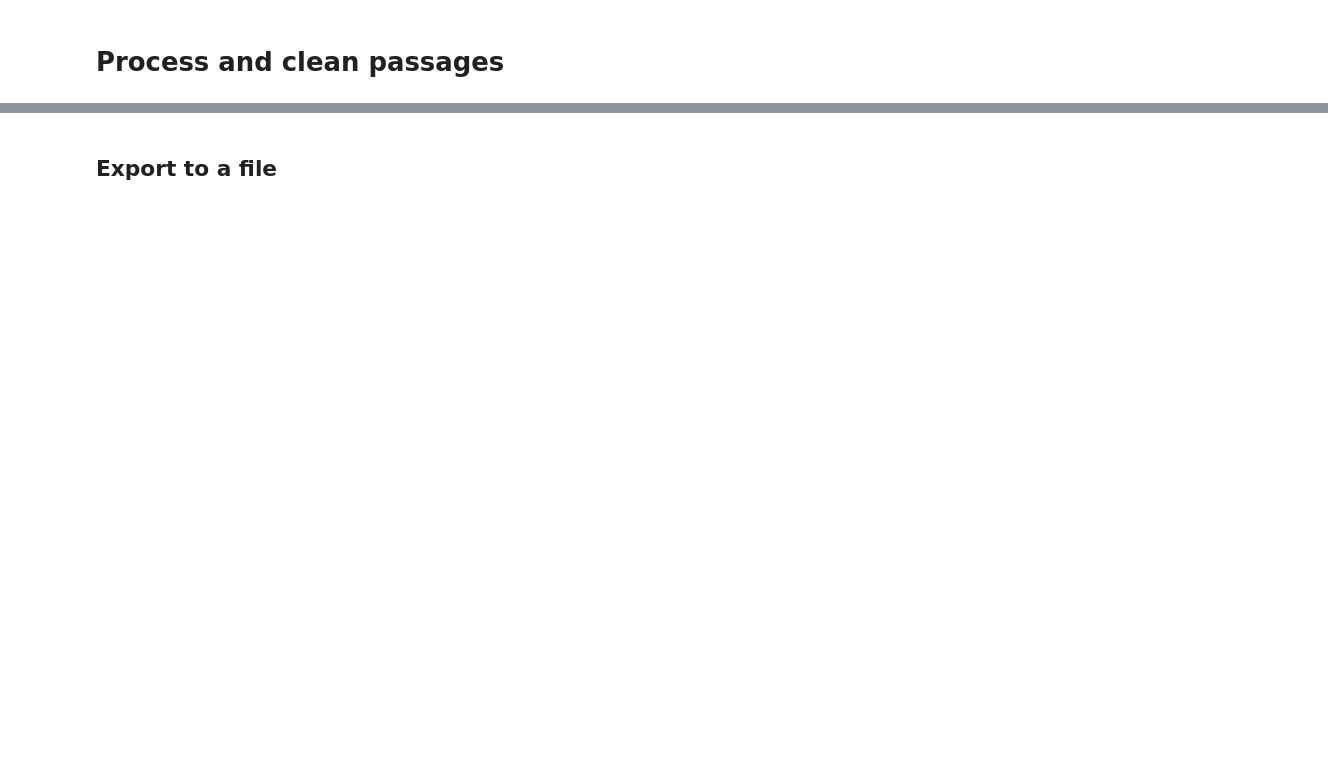
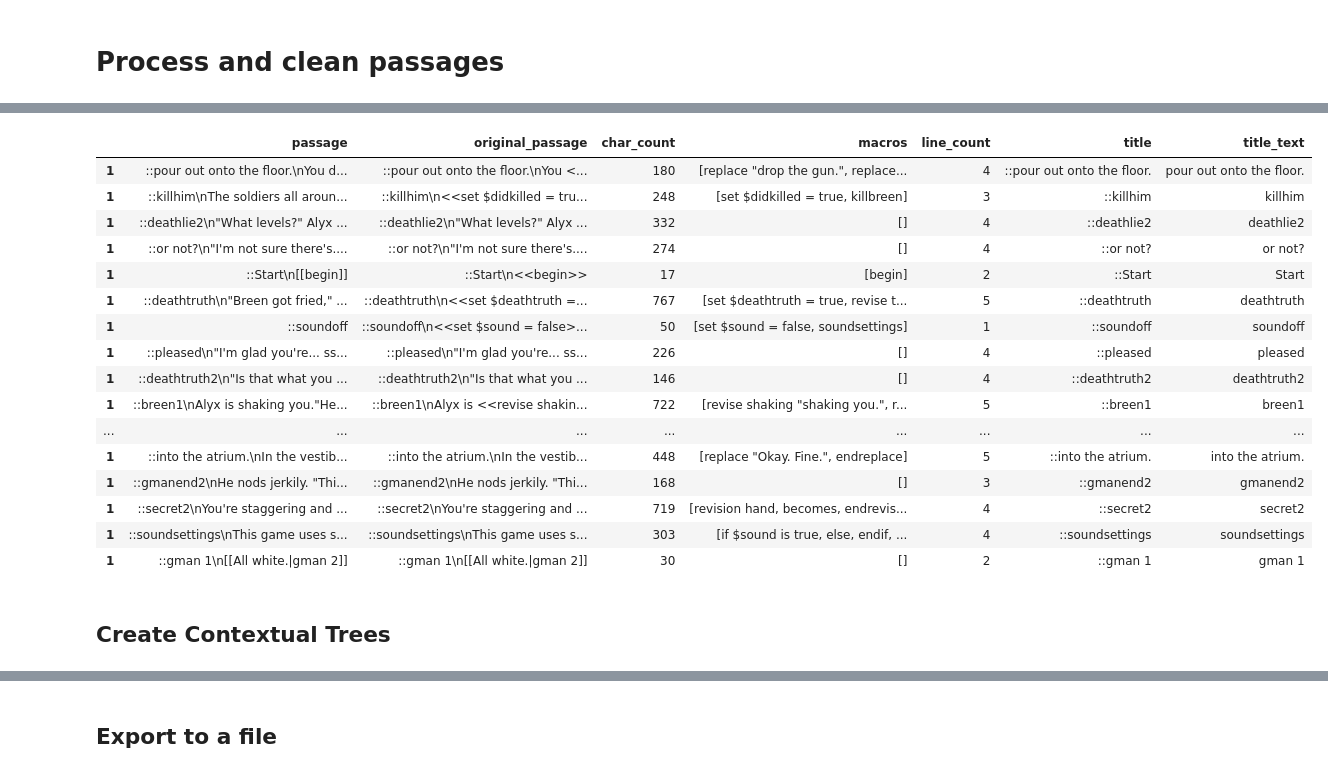
Before and after one commit to alex-calderwood/spindle, a Jupyter notebook: src/create_contextual_training_data.ipynb, the cells around one changed output, grey strips where cells are left out. Drawn from its saved outputs; the diff is of its cells as text; code cells hidden in the pictures; blank space fills up the shorter version.

```diff
--- a/src/create_contextual_training_data.ipynb
+++ b/src/create_contextual_training_data.ipynb
@@ -315,0 +332,22 @@ five
+# %%
+passages.loc[1, :]
+# %% [output]
+|  | passage | original_passage | char_count | macros | line_count | title | title_text |
+| 1 | ::pour out onto the floor.\nYou d... | ::pour out onto the floor.\nYou <... | 180 | [replace "drop the gun.", replace... | 4 | ::pour out onto the floor. | pour out onto the floor. |
+| 1 | ::killhim\nThe soldiers all aroun... | ::killhim\n<<set $didkilled = tru... | 248 | [set $didkilled = true, killbreen] | 3 | ::killhim | killhim |
+| 1 | ::deathlie2\n"What levels?" Alyx ... | ::deathlie2\n"What levels?" Alyx ... | 332 | [] | 4 | ::deathlie2 | deathlie2 |
+| 1 | ::or not?\n"I'm not sure there's.... | ::or not?\n"I'm not sure there's.... | 274 | [] | 4 | ::or not? | or not? |
+| 1 | ::Start\n[[begin]] | ::Start\n<<begin>> | 17 | [begin] | 2 | ::Start | Start |
+| 1 | ::deathtruth\n"Breen got fried," ... | ::deathtruth\n<<set $deathtruth =... | 767 | [set $deathtruth = true, revise t... | 5 | ::deathtruth | deathtruth |
+| 1 | ::soundoff | ::soundoff\n<<set $sound = false>... | 50 | [set $sound = false, soundsettings] | 1 | ::soundoff | soundoff |
+| 1 | ::pleased\n"I'm glad you're... ss... | ::pleased\n"I'm glad you're... ss... | 226 | [] | 4 | ::pleased | pleased |
+| 1 | ::deathtruth2\n"Is that what you ... | ::deathtruth2\n"Is that what you ... | 146 | [] | 4 | ::deathtruth2 | deathtruth2 |
+| 1 | ::breen1\nAlyx is shaking you."He... | ::breen1\nAlyx is <<revise shakin... | 722 | [revise shaking "shaking you.", r... | 5 | ::breen1 | breen1 |
+| ... | ... | ... | ... | ... | ... | ... | ... |
+| 1 | ::into the atrium.\nIn the vestib... | ::into the atrium.\nIn the vestib... | 448 | [replace "Okay. Fine.", endreplace] | 5 | ::into the atrium. | into the atrium. |
+| 1 | ::gmanend2\nHe nods jerkily. "Thi... | ::gmanend2\nHe nods jerkily. "Thi... | 168 | [] | 3 | ::gmanend2 | gmanend2 |
+| 1 | ::secret2\nYou're staggering and ... | ::secret2\nYou're staggering and ... | 719 | [revision hand, becomes, endrevis... | 4 | ::secret2 | secret2 |
+| 1 | ::soundsettings\nThis game uses s... | ::soundsettings\nThis game uses s... | 303 | [if $sound is true, else, endif, ... | 4 | ::soundsettings | soundsettings |
+| 1 | ::gman 1\n[[All white.|gman 2]] | ::gman 1\n[[All white.|gman 2]] | 30 | [] | 2 | ::gman 1 | gman 1 |
+# %% [markdown]
+## Create Contextual Trees
```
Also changed, not shown: parts of 27 cells of this notebook, 3 other files.
